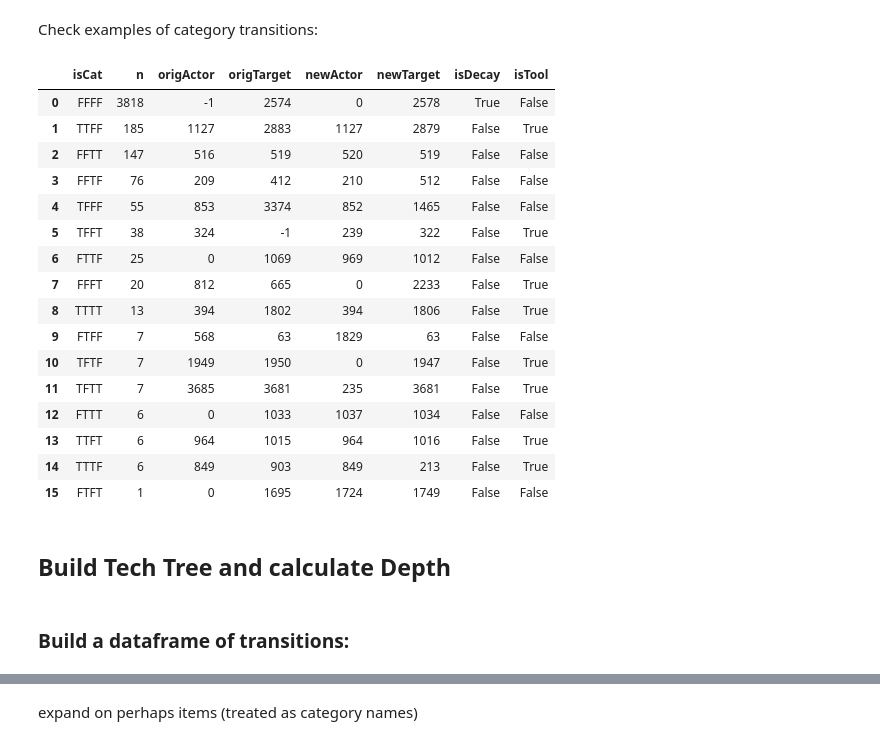
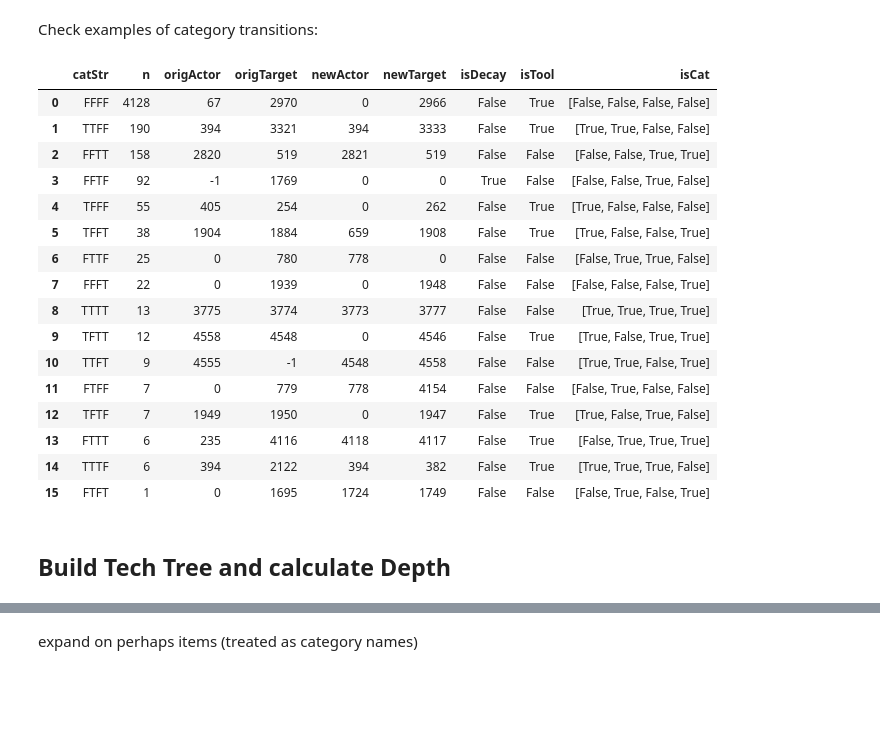
Before and after one commit to nataliavelez/OneHourOneLife, a Jupyter notebook: 3_technology/3_3_build_tech_tree.ipynb, the cells around one changed output, grey strips where cells are left out. Cells and saved outputs as stored; diff of their text form; code cells hidden in the pictures; blank space fills up the shorter version.

```diff
--- a/3_technology/3_3_build_tech_tree.ipynb
+++ b/3_technology/3_3_build_tech_tree.ipynb
@@ -159,0 +162,6 @@ determine natural objects
+# %%
+def is_cat(name):
+    if name in cat_dict:
+        return True
+    else:
+        return False
@@ -188,14 +198,15 @@ for o in nat_obj:
 # %%
 trans_keys = ['origActor', 'newActor', 'origTarget', 'newTarget']
 trans_list = []
-for f in trans_files:
+for f in notebook.tqdm(trans_files):
     trans_dict = trans.read_transition(f)
     trans_objs = [trans_dict[k] for k in trans_keys]
 
     # Are any of these categories?
-    trans_cats = [cat(o) for o in trans_objs]
-    trans_cat_str = ''.join(re.findall('[A-Z]', str(trans_cats)))
-    trans_dict['isCat'] = trans_cat_str
+    trans_cats = [is_cat(o) for o in trans_objs]
+    #trans_cat_str = ''.join(re.findall('[A-Z]', str(trans_cats)))
+    #trans_dict['isCat'] = trans_cat_str
+    trans_dict['isCat'] = trans_cats
 
     trans_list.append(trans_dict)
 # %% [markdown]
@@ -204,6 +215,7 @@ Assemble into dataframe:
 trans_df = pd.DataFrame(trans_list)
 trans_df['isDecay'] = trans_df['autoDecaySeconds'] > 0
 trans_df = trans_df[['origActor', 'origTarget', 'newActor', 'newTarget', 'isDecay', 'isTool', 'isCat']]
+trans_df['catStr'] = trans_df['isCat'].apply(lambda b: ''.join(re.findall('[A-Z]', str(b))))
 
 trans_df.head()
 # %% [output]
@@ -216,5 +228,6 @@ trans_df.head()
 # %% [markdown]
 Count each type of category transition:
 # %%
-cat_counts = trans_df.groupby('isCat')['isTool'].agg('count').reset_index()
+cat_counts = trans_df.groupby('catStr')['isTool'].agg('count').reset_index()
 cat_counts = cat_counts.rename(columns = {'isTool': 'n'})
+cat_counts
@@ -221,29 +252,27 @@ cat_counts = cat_counts.rename(columns = {'isTool': 'n'})
 # %% [markdown]
 Check examples of category transitions:
 # %%
-cat_trans = trans_df.groupby('isCat').first().reset_index()
-cat_trans = pd.merge(cat_counts, cat_trans, on = 'isCat')
+cat_trans = trans_df.groupby('catStr').first().reset_index()
+cat_trans = pd.merge(cat_counts, cat_trans, on = 'catStr')
 cat_trans = cat_trans.sort_values('n', ascending = False).reset_index(drop=True)
 cat_trans
 # %% [output]
-|  | isCat | n | origActor | origTarget | newActor | newTarget | isDecay | isTool |
-| 0 | FFFF | 3818 | -1 | 2574 | 0 | 2578 | True | False |
-| 1 | TTFF | 185 | 1127 | 2883 | 1127 | 2879 | False | True |
-| 2 | FFTT | 147 | 516 | 519 | 520 | 519 | False | False |
-| 3 | FFTF | 76 | 209 | 412 | 210 | 512 | False | False |
-| 4 | TFFF | 55 | 853 | 3374 | 852 | 1465 | False | False |
-| 5 | TFFT | 38 | 324 | -1 | 239 | 322 | False | True |
-| 6 | FTTF | 25 | 0 | 1069 | 969 | 1012 | False | False |
-| 7 | FFFT | 20 | 812 | 665 | 0 | 2233 | False | True |
-| 8 | TTTT | 13 | 394 | 1802 | 394 | 1806 | False | True |
-| 9 | FTFF | 7 | 568 | 63 | 1829 | 63 | False | False |
-| 10 | TFTF | 7 | 1949 | 1950 | 0 | 1947 | False | True |
-| 11 | TFTT | 7 | 3685 | 3681 | 235 | 3681 | False | True |
-| 12 | FTTT | 6 | 0 | 1033 | 1037 | 1034 | False | False |
-| 13 | TTFT | 6 | 964 | 1015 | 964 | 1016 | False | True |
-| 14 | TTTF | 6 | 849 | 903 | 849 | 213 | False | True |
-| 15 | FTFT | 1 | 0 | 1695 | 1724 | 1749 | False | False |
+|  | catStr | n | origActor | origTarget | newActor | newTarget | isDecay | isTool | isCat |
+| 0 | FFFF | 4128 | 67 | 2970 | 0 | 2966 | False | True | [False, False, False, False] |
+| 1 | TTFF | 190 | 394 | 3321 | 394 | 3333 | False | True | [True, True, False, False] |
+| 2 | FFTT | 158 | 2820 | 519 | 2821 | 519 | False | False | [False, False, True, True] |
+| 3 | FFTF | 92 | -1 | 1769 | 0 | 0 | True | False | [False, False, True, False] |
+| 4 | TFFF | 55 | 405 | 254 | 0 | 262 | False | True | [True, False, False, False] |
+| 5 | TFFT | 38 | 1904 | 1884 | 659 | 1908 | False | True | [True, False, False, True] |
+| 6 | FTTF | 25 | 0 | 780 | 778 | 0 | False | False | [False, True, True, False] |
+| 7 | FFFT | 22 | 0 | 1939 | 0 | 1948 | False | False | [False, False, False, True] |
+| 8 | TTTT | 13 | 3775 | 3774 | 3773 | 3777 | False | False | [True, True, True, True] |
+| 9 | TFTT | 12 | 4558 | 4548 | 0 | 4546 | False | True | [True, False, True, True] |
+| 10 | TTFT | 9 | 4555 | -1 | 4548 | 4558 | False | False | [True, True, False, True] |
+| 11 | FTFF | 7 | 0 | 779 | 778 | 4154 | False | False | [False, True, False, False] |
+| 12 | TFTF | 7 | 1949 | 1950 | 0 | 1947 | False | True | [True, False, True, False] |
+| 13 | FTTT | 6 | 235 | 4116 | 4118 | 4117 | False | True | [False, True, True, True] |
+| 14 | TTTF | 6 | 394 | 2122 | 394 | 382 | False | True | [True, True, True, False] |
+| 15 | FTFT | 1 | 0 | 1695 | 1724 | 1749 | False | False | [False, True, False, True] |
 # %% [markdown]
 ## Build Tech Tree and calculate Depth
-# %% [markdown]
-### Build a dataframe of transitions:
```
Also changed, not shown: parts of 52 cells of this notebook, 14 other files.
